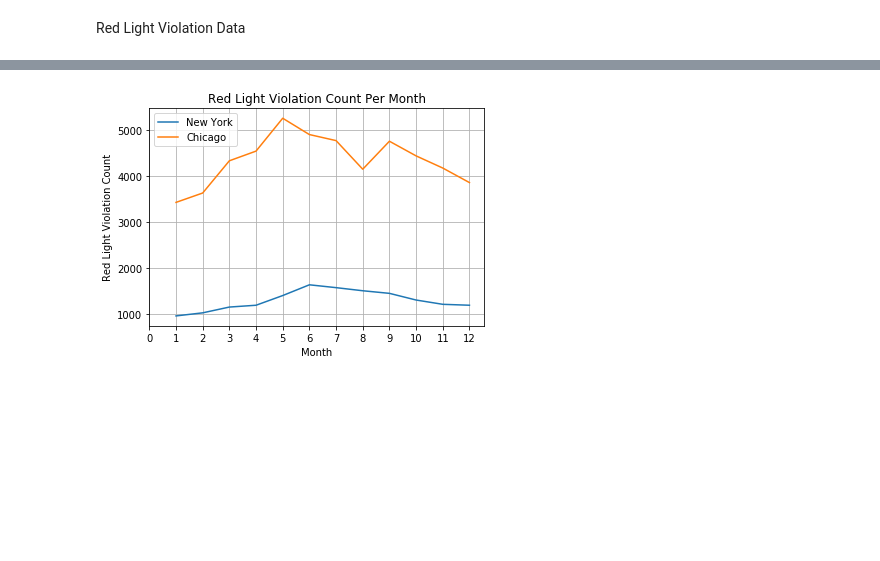
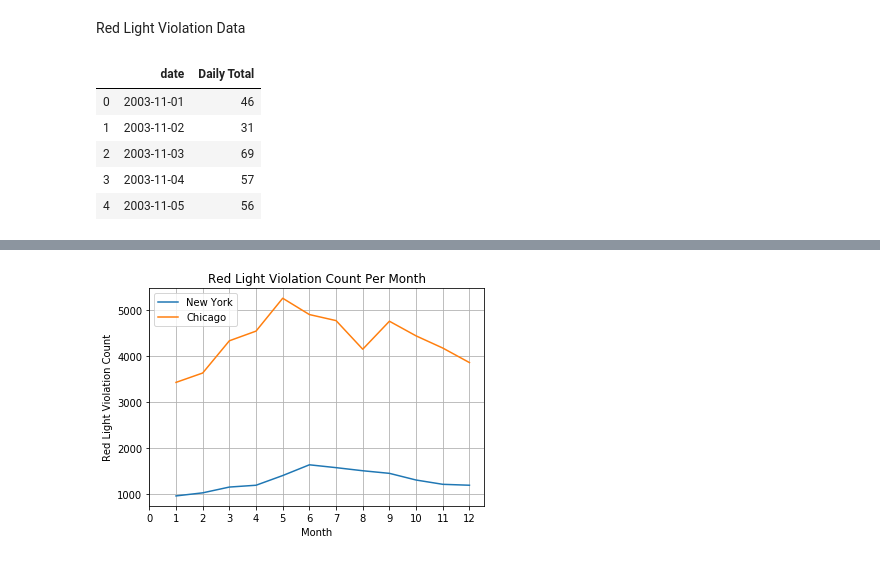
Before and after one commit to junyang42/Project_1, a Jupyter notebook: Summary/Summary.ipynb, the cells around one changed output, grey strips where cells are left out. Cells and saved outputs as stored; diff of their text form; code cells hidden in the pictures; blank space fills up the shorter version.

```diff
--- a/Summary/Summary.ipynb
+++ b/Summary/Summary.ipynb
@@ -23,14 +23,21 @@ chicago_moutncount_df = pd.read_csv(chicago_moutncount_path)
 # %%
 # New York data
 new_york_daycount_path = "../NY Red Light Violation/New_York_DayCount.csv"
 new_york_hourcount_path = "../NY Red Light Violation/New_York_HourCount.csv"
 new_york_monthcount_path = "../NY Red Light Violation/New_York_MonthCount.csv"
 
 new_york_daycount_df = pd.read_csv(new_york_daycount_path)
 new_york_hourcount_df = pd.read_csv(new_york_hourcount_path)
 new_york_monthcount_df = pd.read_csv(new_york_monthcount_path)
 new_york_daycount_df = new_york_daycount_df.rename(columns={'State':'Daily Count'})
-# new_york_hourcount_df.head()
+chicago_daycount_df.head()
+# %% [output]
+|  | date | Daily Total |
+| 0 | 2003-11-01 | 46 |
+| 1 | 2003-11-02 | 31 |
+| 2 | 2003-11-03 | 69 |
+| 3 | 2003-11-04 | 57 |
+| 4 | 2003-11-05 | 56 |
 # %%
 # plot data
 # 1. Violation Per Day
```
Also changed, not shown: parts of 10 cells of this notebook, 3 other files.
